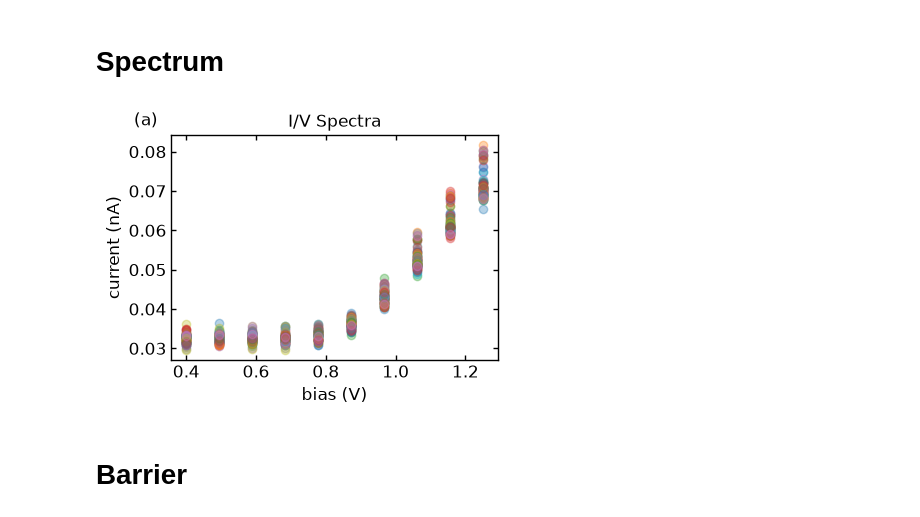
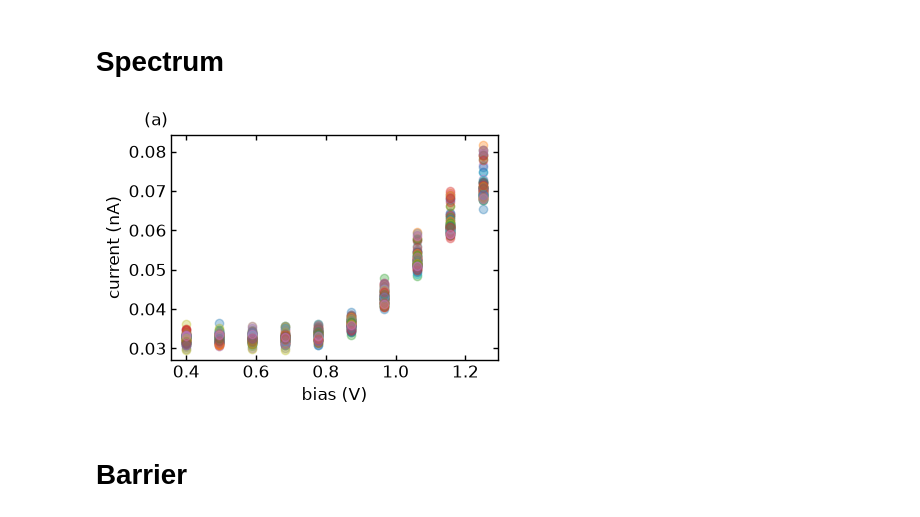
Before and after one commit to sandialabs/PRISMA, a Jupyter notebook: figures/BiasSpectr_nanonis_10.ipynb, the cells around one changed output. Saved outputs shown, nothing was run; the diff lists cells and outputs as text; code cells hidden in the pictures.

```diff
--- a/figures/BiasSpectr_nanonis_10.ipynb
+++ b/figures/BiasSpectr_nanonis_10.ipynb
@@ -155,12 +155,12 @@ t_series_thresh = t_series[thresh_series]
 # %%
 plot_spectrum_series(spectrum_series_thresh, -1 * t_series_thresh,
                      xlabel="bias (V)",
                      ylabel="current (nA)",
-                     title="I/V Spectra",
+                    #  title="I/V Spectra",
                      f_save=join(figure_dir, "BiasSpectr_nanonis_10_spectrum_rmout.pdf"),
-                     id=(.25, .09, "(a)"))
+                     id="(a)")
 # %% [output]
-[figure, old version]
+[figure, new version]
 # %% [markdown]
 # Barrier
 # %%
```
Also changed, not shown: parts of 4 cells of this notebook, 4 other files.
